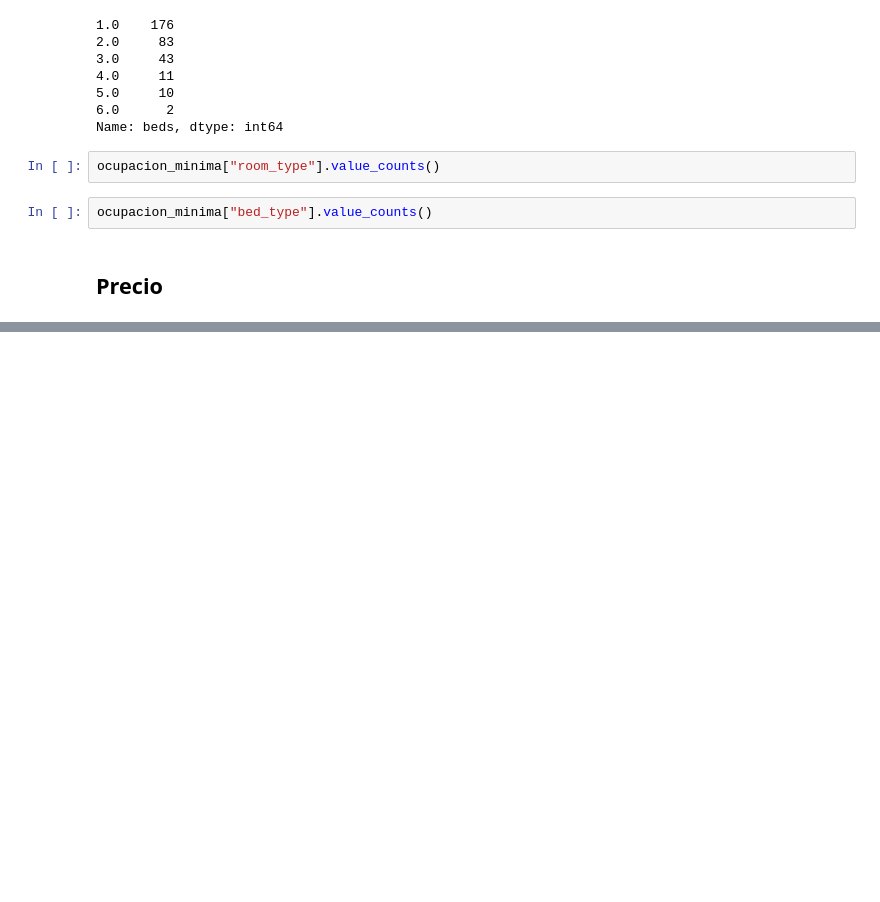
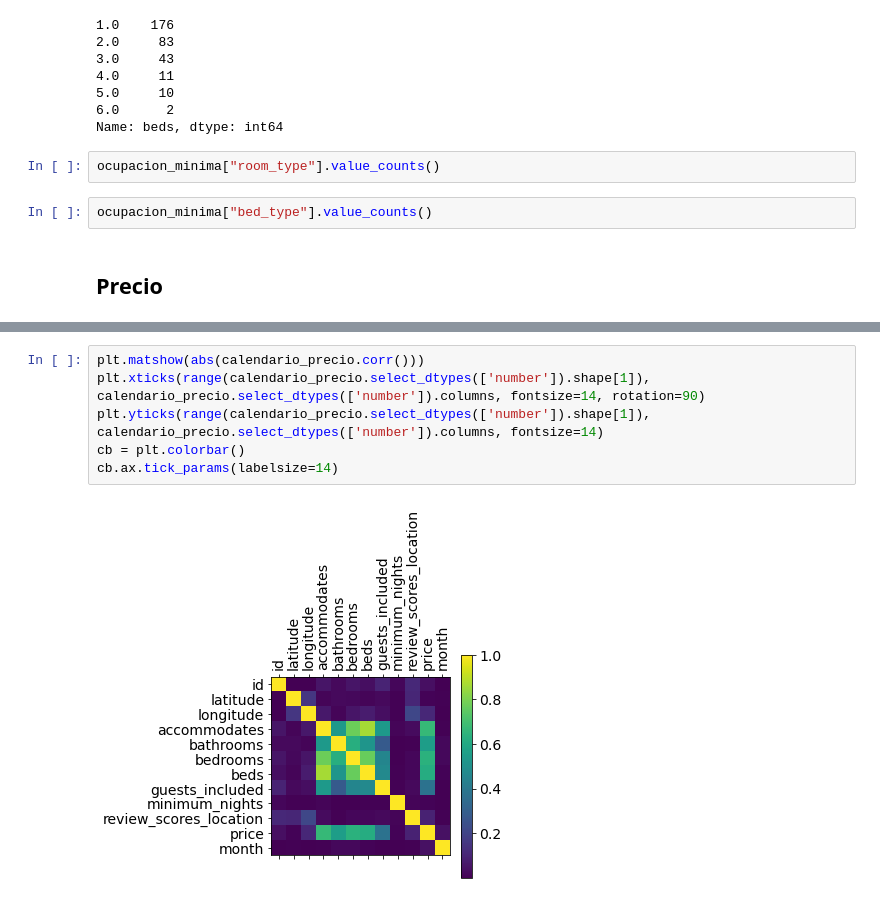
Before and after one commit to CamSP/DiplomadoML-BD, a Jupyter notebook: Proyecto/Proyecto.ipynb, the cells around one changed output, grey strips where cells are left out. Drawn from its saved outputs; the diff is of its cells as text; blank space fills up the shorter version.

```diff
--- a/Proyecto/Proyecto.ipynb
+++ b/Proyecto/Proyecto.ipynb
@@ -551,0 +614,8 @@ calendario
+# %%
+plt.matshow(abs(calendario_precio.corr()))
+plt.xticks(range(calendario_precio.select_dtypes(['number']).shape[1]), calendario_precio.select_dtypes(['number']).columns, fontsize=14, rotation=90)
+plt.yticks(range(calendario_precio.select_dtypes(['number']).shape[1]), calendario_precio.select_dtypes(['number']).columns, fontsize=14)
+cb = plt.colorbar()
+cb.ax.tick_params(labelsize=14)
+# %% [output]
+[figure, added]
```
Also changed, not shown: parts of 17 cells of this notebook.
